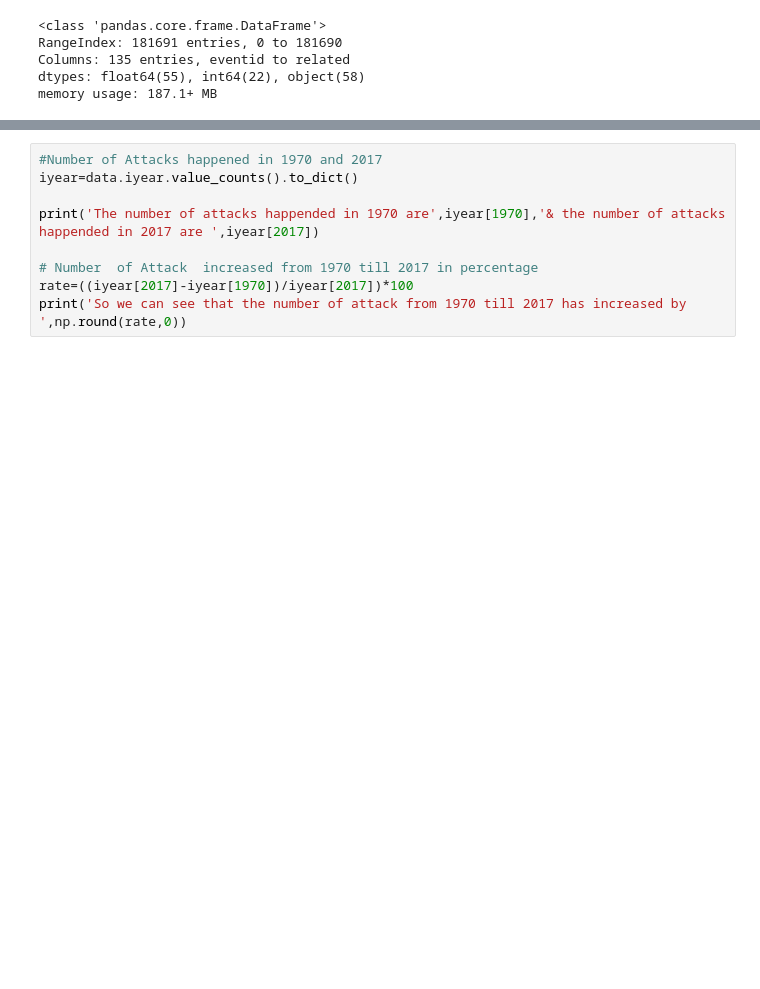
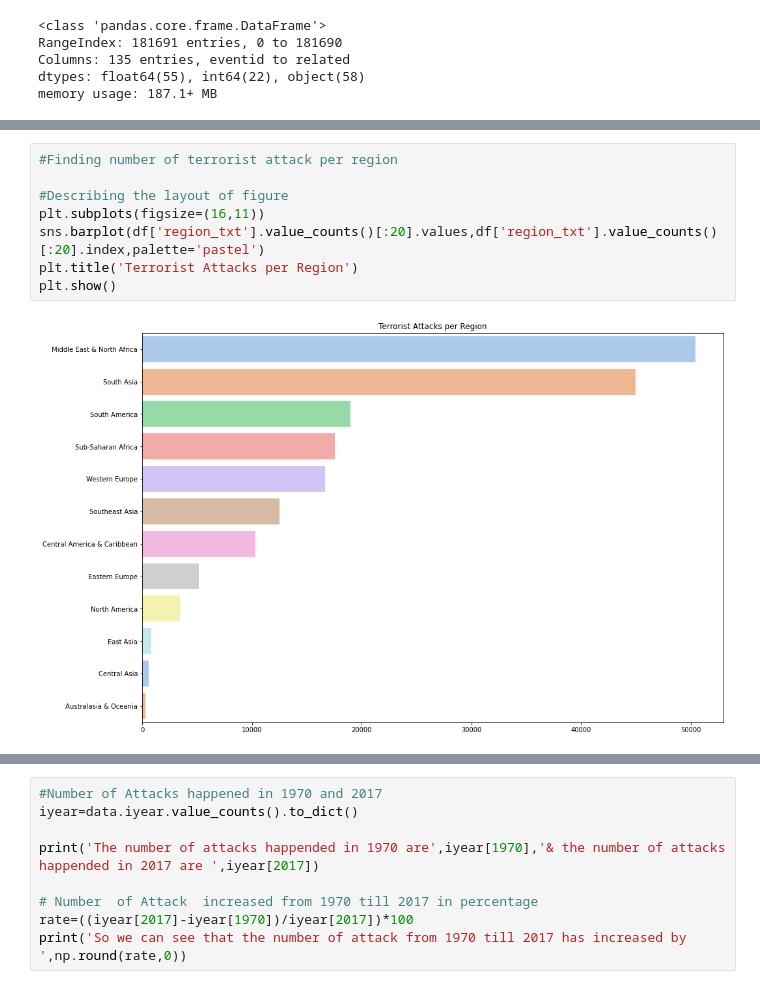
Before and after one commit to Samikshab99/Global-Terrorism-Analysis-EDA, a Jupyter notebook: Copy_of_Global_Terrorism_Analysis_Capstone_Project.ipynb, the cells around one changed output, grey strips where cells are left out. Drawn from its saved outputs; the diff is of its cells as text; blank space fills up the shorter version.

```diff
--- a/Copy_of_Global_Terrorism_Analysis_Capstone_Project.ipynb
+++ b/Copy_of_Global_Terrorism_Analysis_Capstone_Project.ipynb
@@ -42,0 +191,10 @@ memory usage: 187.1+ MB
+# %%
+#Finding number of terrorist attack per region
+
+#Describing the layout of figure
+plt.subplots(figsize=(16,11))
+sns.barplot(df['region_txt'].value_counts()[:20].values,df['region_txt'].value_counts()[:20].index,palette='pastel')
+plt.title('Terrorist Attacks per Region')
+plt.show()
+# %% [output]
+[figure, added]
```
Also changed, not shown: parts of 30 cells of this notebook.
